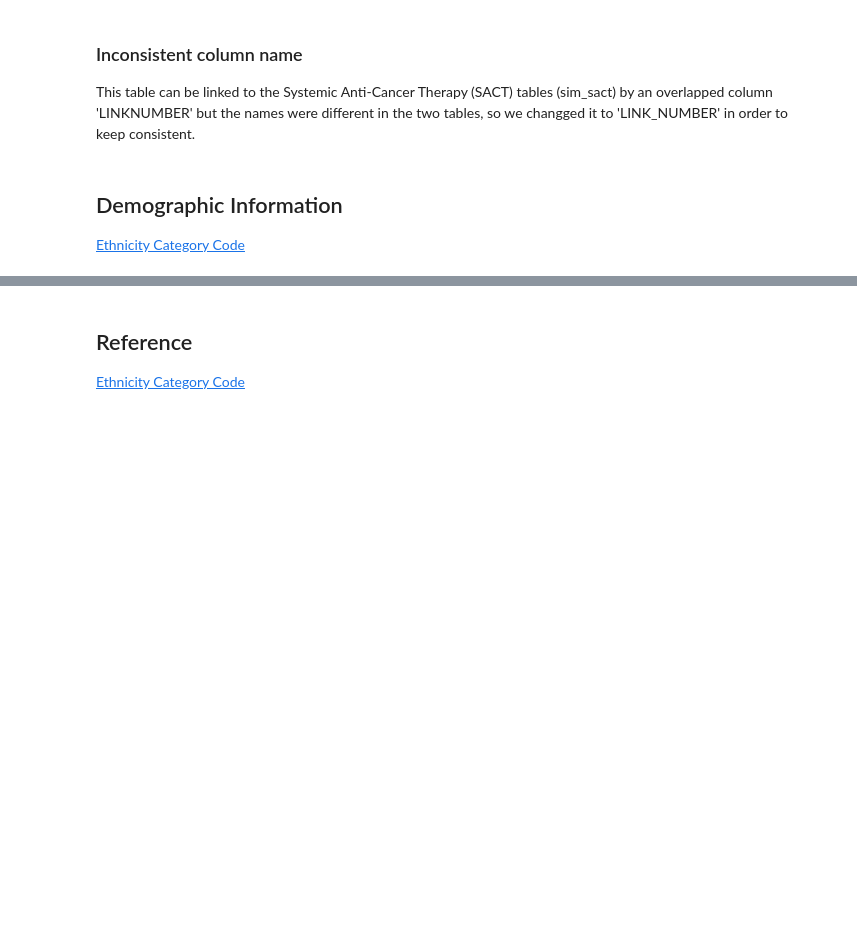
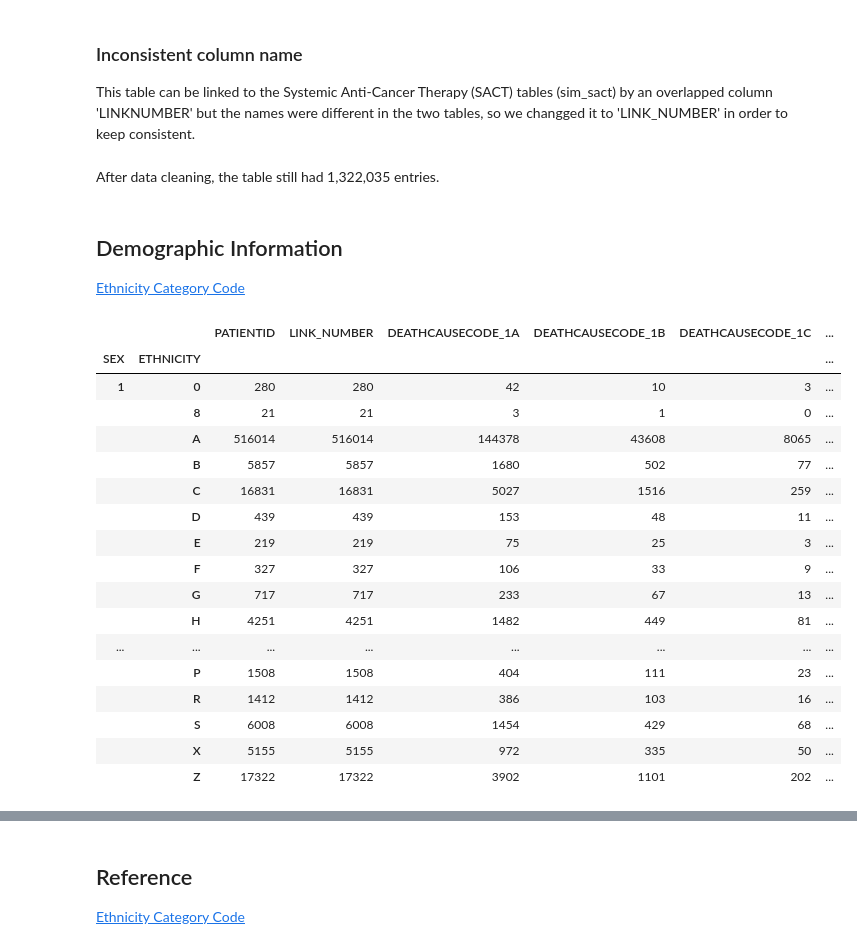
Before and after one commit to c-chen-ed5557/englishhealthdata, a Jupyter notebook: sim_av_patient.ipynb, the cells around one changed output, grey strips where cells are left out. Saved outputs shown, nothing was run; the diff lists cells and outputs as text; code cells hidden in the pictures; blank space fills up the shorter version.

```diff
--- a/sim_av_patient.ipynb
+++ b/sim_av_patient.ipynb
@@ -275,10 +220,33 @@ patient.rename(columns={'LINKNUMBER': 'LINK_NUMBER'}, inplace=True)
 
 # This line is to check if the name is correctly changed and should return a Series
 # patient['LINK_NUMBER']
+# %% [markdown]
+After data cleaning, the table still had 1,322,035 entries.
 # %% [markdown]
 ## Demographic Information
 
 [Ethnicity Category Code](https://www.datadictionary.nhs.uk/data_dictionary/attributes/e/end/ethnic_category_code_de.asp)
+# %%
+patient.groupby(['SEX', 'ETHNICITY']).count()
+# %% [output]
+|  |  | PATIENTID | LINK_NUMBER | DEATHCAUSECODE_1A | DEATHCAUSECODE_1B | DEATHCAUSECODE_1C | ... |
+| SEX | ETHNICITY |  |  |  |  |  | ... |
+| 1 | 0 | 280 | 280 | 42 | 10 | 3 | ... |
+|  | 8 | 21 | 21 | 3 | 1 | 0 | ... |
+|  | A | 516014 | 516014 | 144378 | 43608 | 8065 | ... |
+|  | B | 5857 | 5857 | 1680 | 502 | 77 | ... |
+|  | C | 16831 | 16831 | 5027 | 1516 | 259 | ... |
+|  | D | 439 | 439 | 153 | 48 | 11 | ... |
+|  | E | 219 | 219 | 75 | 25 | 3 | ... |
+|  | F | 327 | 327 | 106 | 33 | 9 | ... |
+|  | G | 717 | 717 | 233 | 67 | 13 | ... |
+|  | H | 4251 | 4251 | 1482 | 449 | 81 | ... |
+| ... | ... | ... | ... | ... | ... | ... | ... |
+|  | P | 1508 | 1508 | 404 | 111 | 23 | ... |
+|  | R | 1412 | 1412 | 386 | 103 | 16 | ... |
+|  | S | 6008 | 6008 | 1454 | 429 | 68 | ... |
+|  | X | 5155 | 5155 | 972 | 335 | 50 | ... |
+|  | Z | 17322 | 17322 | 3902 | 1101 | 202 | ... |
 # %%
 # Group the data by sex and ethnicity to see the demographic information of patients.
 group_a = patient.groupby(['SEX', 'ETHNICITY' ]).count()
```
Also changed, not shown: parts of 23 cells of this notebook.
